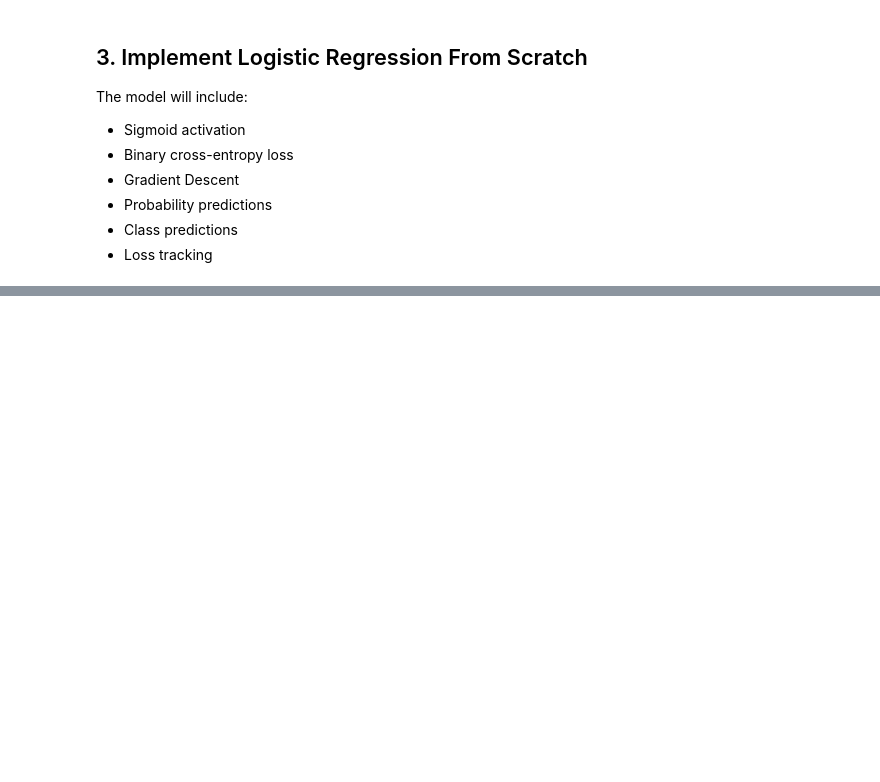
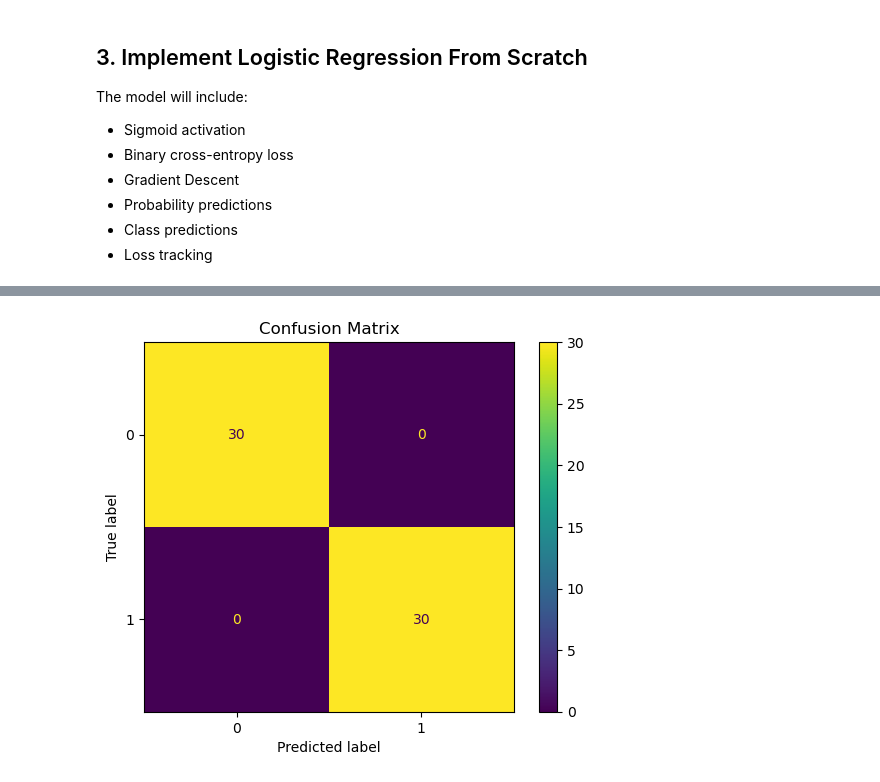
Before and after one commit to AHMAD-ALI5/machine-learning-from-scratch, a Jupyter notebook: machine-learning-from-scratch/regression/logistic regression.ipynb, the cells around one changed output, grey strips where cells are left out. Drawn from its saved outputs; the diff is of its cells as text; code cells hidden in the pictures; blank space fills up the shorter version.

```diff
--- a/machine-learning-from-scratch/regression/logistic regression.ipynb
+++ b/machine-learning-from-scratch/regression/logistic regression.ipynb
@@ -191,3 +191,15 @@ class LogisticRegressionScratch:
         probabilities = self.predict_proba(X)
 
         return (probabilities >= threshold).astype(int)
+# %%
+model = LogisticRegressionScratch(
+    learning_rate=0.1,
+    iterations=2000
+)
+
+model.fit(
+    X_train_scaled,
+    y_train
+)
+
+print("Model training completed.")
@@ -193,0 +214,9 @@ class LogisticRegressionScratch:
+# %%
+probabilities = model.predict_proba(X_test_scaled)
+predictions = model.predict(X_test_scaled)
+
+print("First 10 probabilities:")
+print(probabilities[:10])
+
+print("\nFirst 10 predictions:")
+print(predictions[:10])
@@ -193,0 +284,16 @@ class LogisticRegressionScratch:
+# %%
+cm = confusion_matrix(
+    y_test,
+    predictions
+)
+
+disp = ConfusionMatrixDisplay(
+    confusion_matrix=cm
+)
+
+disp.plot()
+
+plt.title("Confusion Matrix")
+plt.show()
+# %% [output]
+[figure, added]
```
Also changed, not shown: parts of 9 cells of this notebook.
